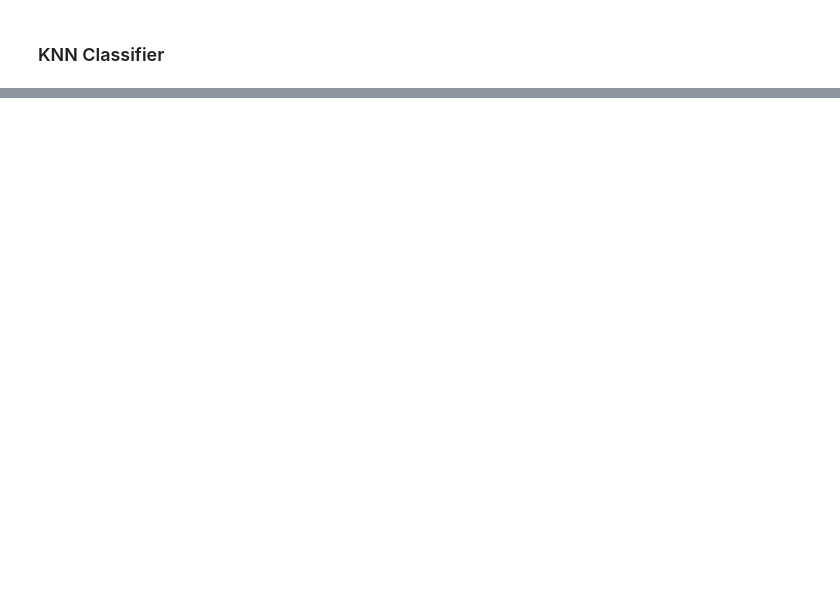
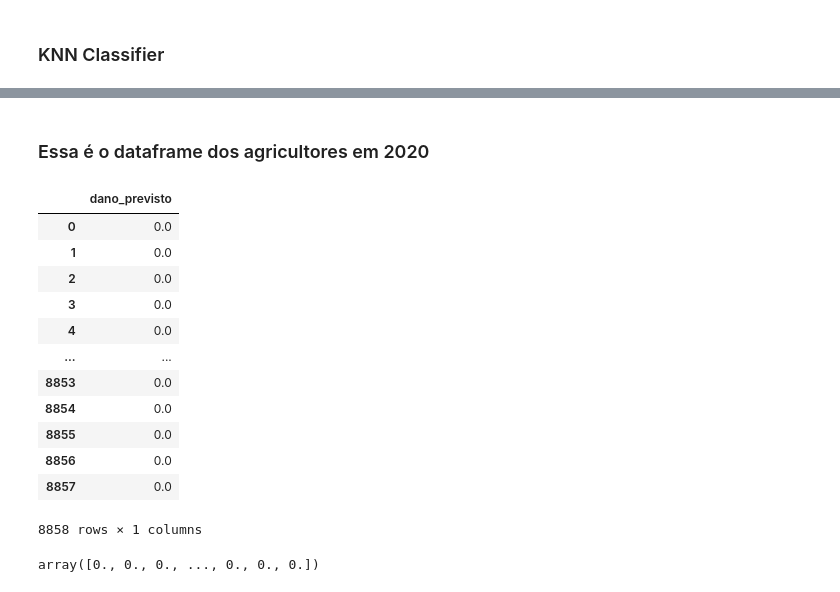
Before and after one commit to MuriloAndre2000/jobs-datascience, a Jupyter notebook: main.ipynb, the cells around one changed output, grey strips where cells are left out. Saved outputs shown, nothing was run; the diff lists cells and outputs as text; code cells hidden in the pictures; blank space fills up the shorter version.

```diff
--- a/main.ipynb
+++ b/main.ipynb
@@ -183,0 +353,30 @@ scores.mean()
+# %%
+df2020 = fill_nan_values(df2020)
+# %%
+df2020 = dummies(df2020)
+# %%
+df2020 = feature_engineering(df2020)
+# %% [markdown]
+<h3>Essa é o dataframe dos agricultores em 2020</h3>
+# %%
+dfpredict = pd.DataFrame(predict(df2020, model), columns = ['dano_previsto'])
+# %%
+dfpredict
+# %% [output]
+|  | dano_previsto |
+| 0 | 0.0 |
+| 1 | 0.0 |
+| 2 | 0.0 |
+| 3 | 0.0 |
+| 4 | 0.0 |
+| ... | ... |
+| 8853 | 0.0 |
+| 8854 | 0.0 |
+| 8855 | 0.0 |
+| 8856 | 0.0 |
+| 8857 | 0.0 |
+8858 rows × 1 columns
+# %%
+predict(df2020, model)
+# %% [output]
+array([0., 0., 0., ..., 0., 0., 0.])
```
Also changed, not shown: parts of 30 cells of this notebook.
